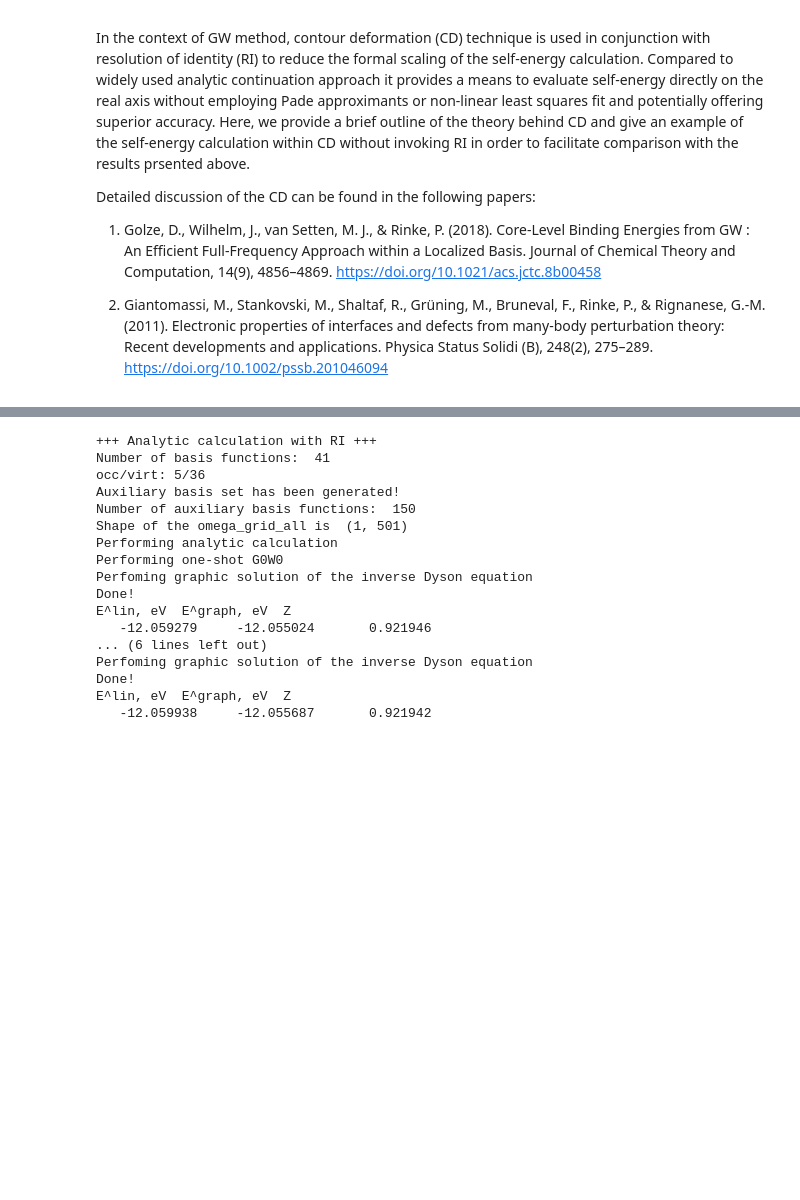
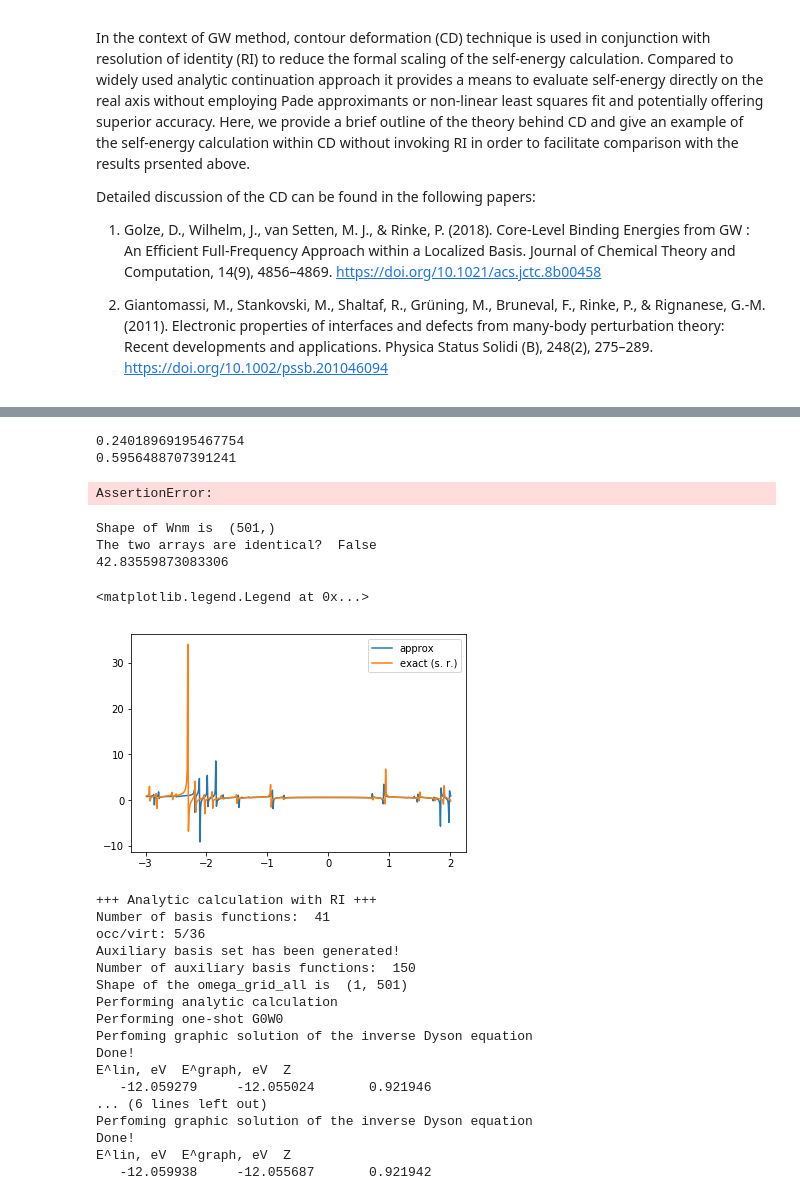
Before and after one commit to aakunitsa/GW-approximation, a Jupyter notebook: CDGW.ipynb, the cells around one changed output, grey strips where cells are left out. Drawn from its saved outputs; the diff is of its cells as text; code cells hidden in the pictures; blank space fills up the shorter version.

```diff
--- a/CDGW.ipynb
+++ b/CDGW.ipynb
@@ -585,3 +752,34 @@ plt.plot(gw_h2o_accpvdz.omega_grid_all[0,:] * au2ev  , np.real(gw_h2o_accpvdz.Si
+# %%
+grid = gw_h2o_accpvdz.omega_grid_all[0, :]
+gw_h2o_accpvdz.W_analytic_full(grid)
+# %% [output]
+0.24018969195467754
+0.5956488707391241
+AssertionError:
+# %%
+grid = gw_h2o_accpvdz.omega_grid_all[0, :]
+i = gw_h2o_accpvdz.nocc - 1
+# Calculate Wii element of screened Coulomb interaction using RI and analytic approaches and compare the results
+# for a series of energies in grid
+W_approx = gw_h2o_accpvdz.W_aux(i, i, grid)
+W_exact = gw_h2o_accpvdz.W_analytic(i, i, grid)
+identical = np.allclose(W_approx, W_exact)
+print("The two arrays are identical? ", identical)
+max_abs_err = np.max(np.abs(W_approx - W_exact))
+print(max_abs_err)
+# %% [output]
+Shape of Wnm is  (501,)
+The two arrays are identical?  False
+42.83559873083306
+# %%
+#window = np.logical_and(grid < -1., grid > -2.)
+window = np.logical_and(grid < 100., grid > -100.)
+plt.plot(grid[window], W_approx[window], label = 'approx')
+plt.plot(grid[window], W_exact[window], label = 'exact (s. r.)')
+plt.legend()
+# %% [output]
+<matplotlib.legend.Legend at 0x...>
+[figure, added]
 # %%
 gw_par_analytic = {'no_qp' : 1, 'nv_qp' : 0, 'nomega_sigma' : 501, 'step_sigma' : 0.01, 'do_ri' : True, 'do_cd' : False}
 gw_par_analytic_nori = {'no_qp' : 1, 'nv_qp' : 0, 'nomega_sigma' : 501, 'step_sigma' : 0.01, 'do_ri' : False, 'do_cd' : False}
```
Also changed, not shown: parts of 4 cells of this notebook.
